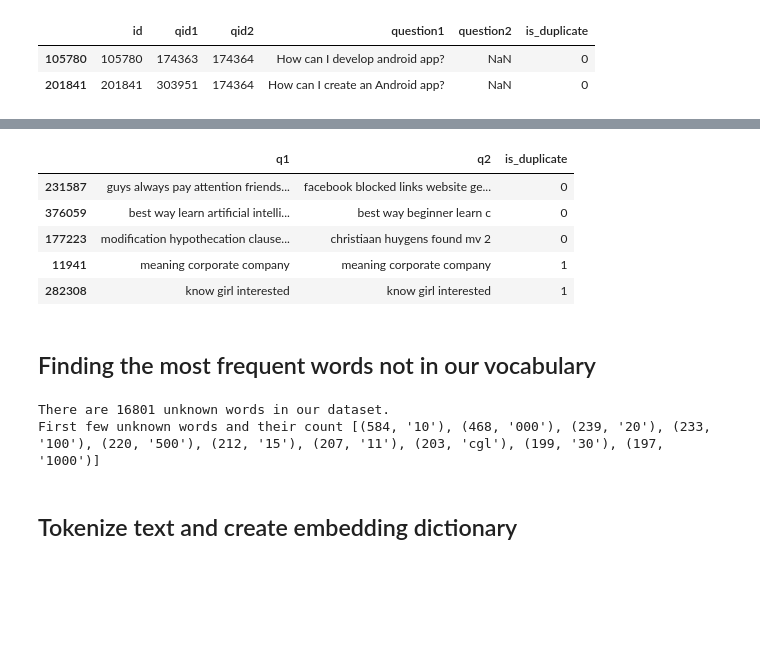
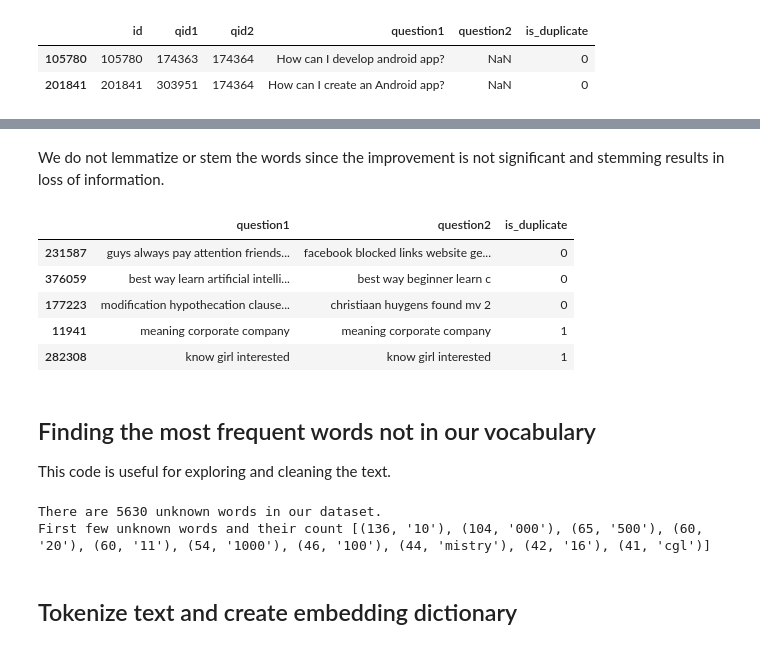
Before and after one commit to khantilchoksi/Quora-Question-Pair, a Jupyter notebook: Quora Question Pairs.ipynb, the cells around one changed output, grey strips where cells are left out. Saved outputs shown, nothing was run; the diff lists cells and outputs as text; code cells hidden in the pictures; blank space fills up the shorter version.

```diff
--- a/Quora Question Pairs.ipynb
+++ b/Quora Question Pairs.ipynb
@@ -95,5 +90,0 @@ df=df.sample(frac=0.3,replace=False)
-# %%
-df=df.rename(columns={"question1": "q1", "question2": "q2"})
-questions_cols = ['q1', 'q2']
-pred_column='is_duplicate'
-df=df[questions_cols+[pred_column]]
@@ -101,0 +94,6 @@ df=df[questions_cols+[pred_column]]
+# %%
+q1="question1"
+q2="question2"
+is_duplicate='is_duplicate'
+
+df=df[[q1,q2,is_duplicate]]
@@ -102,7 +102,5 @@ df=df[questions_cols+[pred_column]]
 # %%
 '''
-q1=questions_cols[0]
-q2=questions_cols[1]
 plt.hist(df[q1].apply(lambda x:len(x))+df[q2].apply(lambda x:len(x)),normed=0,bins=61,alpha=0.70)
 plt.xlabel('Sentence Length')
 plt.ylabel('Count')
@@ -137,7 +143,6 @@ replacements=[
               ("didnt","did not"),("shouldnt","should not"),("wouldnt","would not"),
               ("doesnt","does not"),("havent","have not"),("hasnt","has not"),
               ("hadnt","had not"),
-              ('\s+',' '), # replace multi space with one single space
 
               ### Spelling mistakes
               ("colour","color"),(" centre "," center "),(" grey "," gray "), (" favourite "," favorite "),
@@ -178,12 +183,11 @@ replacements=[
               (" cs ", " computer science "),(" cse ", " computer science "),
               (' ece ',' electronics and communication engineering '), (" btech"," bachelor of technology"),
               (" nra "," national rifle association "),
-              ("kms", " kilometers "),
+              ("kms", " kilometers "),(r"\0rs ", " rupees "),
               (" uk ", " england "),(" u s ", " usa "),
               ("the us ", "usa"),(" americaa "," america "),
               ("e-mail", "email"),(" e mail", "email"),(" 9 11 ", "911"),(" b g ", " bg "),
               ('₹',' rupee '), (' txt '," text "), ("cgpa","grade point average"), (" J K ", " JK "),
-
 
               (" imessage "," message application "),(' wechat '," chat application"),
               (" ios", " operating system"),(" iPhone ", " phone "),(" iphone ", " phone "),
@@ -232,8 +236,8 @@ replacements=[
               (" 100 "," hundred "), (" 200 "," two hundred "),(" 250 "," two fifty "),(" 500 "," five hundred "),
               (" 1000 "," thousand "),(" 2000 "," two thousand "),("10k", " ten thousand "),("30k", " thirty thousand "),
               ("60k", " sixty thousand "),
-              (r"\0rs ", " rupees "),(r"\'d", " would "),
-              (r"\0s", "0"),(r"\s{2,}", " "),(r"[^A-Za-z0-9]", " ")
+              (r"\0s", "0"),(r"\s{2,}", " "),(r"[^A-Za-z0-9]", " "),
+              ('\s+',' '), # replace multi space with one single space
              ]
 
 ##################################################################
@@ -281,12 +285,14 @@ def clean_text(text, remove_stop_words=False, lemmatize=True, stem_words=False):
 
     # Return the clean text as string
     return(text)
+# %% [markdown]
+We do not lemmatize or stem the words since the improvement is not significant and stemming results in loss of information.
 # %%
-df['q1']=df['q1'].apply(lambda x: clean_text(x, remove_stop_words=True, lemmatize=False, stem_words=False))
-df['q2']=df['q2'].apply(lambda x: clean_text(x, remove_stop_words=True, lemmatize=False, stem_words=False))
+df[q1]=df[q1].apply(lambda x: clean_text(x, remove_stop_words=True, lemmatize=False, stem_words=False))
+df[q2]=df[q2].apply(lambda x: clean_text(x, remove_stop_words=True, lemmatize=False, stem_words=False))
 df.head(5)
 # %% [output]
-|  | q1 | q2 | is_duplicate |
+|  | question1 | question2 | is_duplicate |
 | 231587 | guys always pay attention friends... | facebook blocked links website ge... | 0 |
 | 376059 | best way learn artificial intelli... | best way beginner learn c | 0 |
 | 177223 | modification hypothecation clause... | christiaan huygens found mv 2 | 0 |
@@ -302,10 +301,11 @@ df.head(5)
 # %% [markdown]
-## Finding the most frequent words not in our vocabulary
+## Finding the most frequent words not in our vocabulary<br>
+This code is useful for exploring and cleaning the text.
 # %%
 ## Stores the count of words
 counts = Counter([])
-_=df['q1'].apply(lambda x:counts.update(x.split(" ")))
-_=df['q2'].apply(lambda x:counts.update(x.split(" ")))
+_=df[q1].apply(lambda x:counts.update(x.split(" ")))
+_=df[q2].apply(lambda x:counts.update(x.split(" ")))
 
 words=[(v,k) for k,v in counts.items()]
 words.sort(reverse=True)
@@ -318,8 +318,8 @@ for count,word in words:
 print("There are {} unknown words in our dataset.".format(len(unknown_words)))
 print("First few unknown words and their count",unknown_words[:10])
 # %% [output]
-There are 16801 unknown words in our dataset.
-First few unknown words and their count [(584, '10'), (468, '000'), (239, '20'), (233, '100'), (220, '500'), (212, '15'), (207, '11'), (203, 'cgl'), (199, '30'), (197, '1000')]
+There are 5630 unknown words in our dataset.
+First few unknown words and their count [(136, '10'), (104, '000'), (65, '500'), (60, '20'), (60, '11'), (54, '1000'), (46, '100'), (44, 'mistry'), (42, '16'), (41, 'cgl')]
 # %% [markdown]
 ## Tokenize text and create embedding dictionary
 # %%
```
Also changed, not shown: parts of 46 cells of this notebook.
